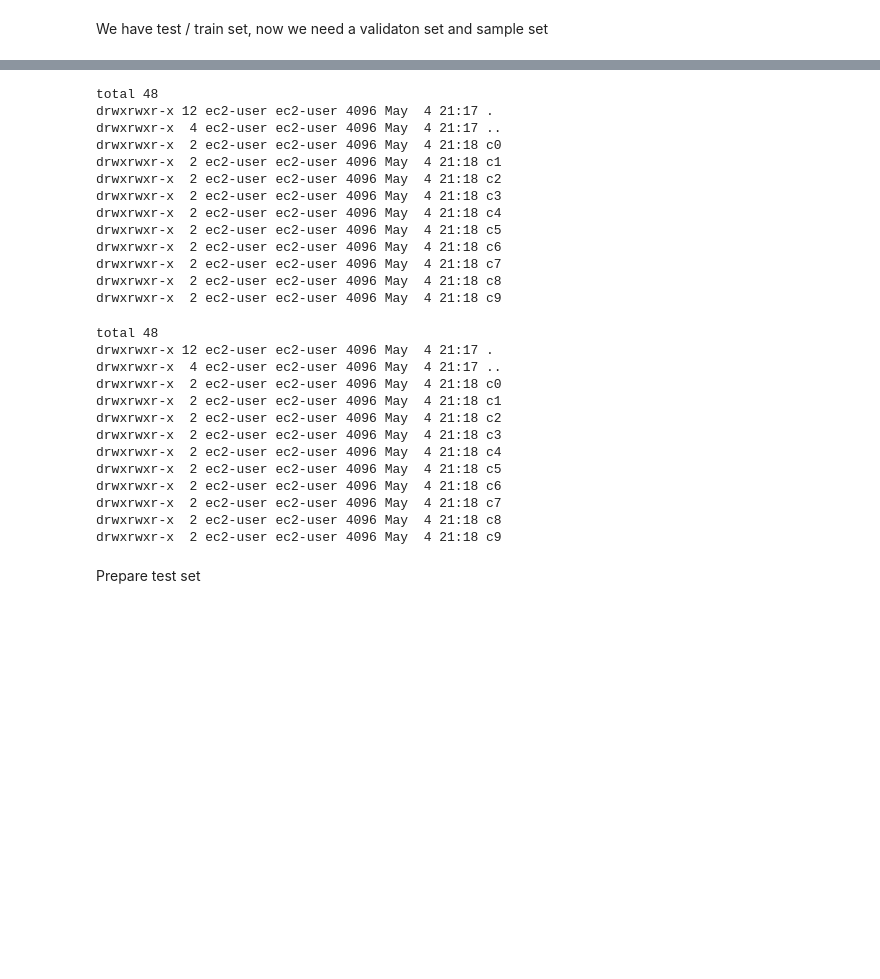
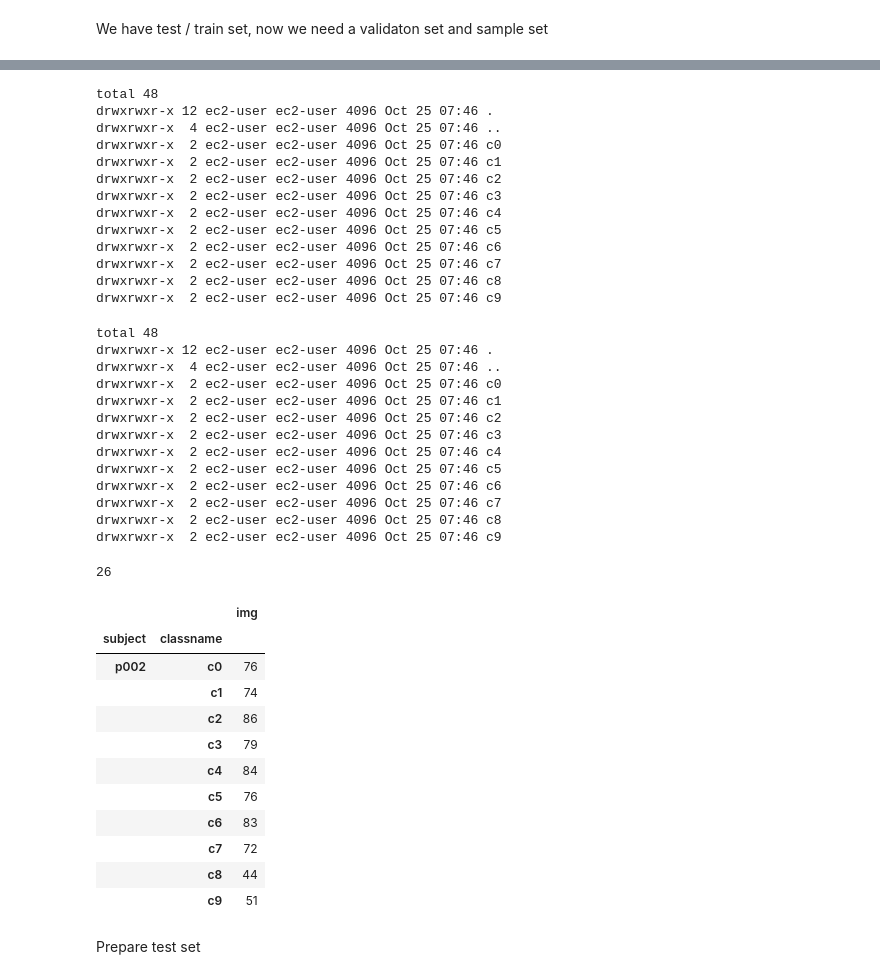
Before and after one commit to borowis/courses, a Jupyter notebook: deeplearning1/nbs/my_statefarm.ipynb, the cells around one changed output, grey strips where cells are left out. Drawn from its saved outputs; the diff is of its cells as text; code cells hidden in the pictures; blank space fills up the shorter version.

```diff
--- a/deeplearning1/nbs/my_statefarm.ipynb
+++ b/deeplearning1/nbs/my_statefarm.ipynb
@@ -8,7 +8,7 @@ s3_results_path = s3_base_path + 'results/'
 
 s3_bucket_name = 'borowis-s3-us-east-1'
 # %%
-data_path = base_path + 's3/'
+data_path = base_path + 'data/'
 train_path = data_path + 'train/'
 test_path = data_path + 'test/'
 valid_path = data_path + 'valid/'
@@ -105,34 +104,57 @@ for c in categories:
 !ls -al $sample_path/train
 # %% [output]
 total 48
-drwxrwxr-x 12 ec2-user ec2-user 4096 May  4 21:17 .
-drwxrwxr-x  4 ec2-user ec2-user 4096 May  4 21:17 ..
-drwxrwxr-x  2 ec2-user ec2-user 4096 May  4 21:18 c0
-drwxrwxr-x  2 ec2-user ec2-user 4096 May  4 21:18 c1
-drwxrwxr-x  2 ec2-user ec2-user 4096 May  4 21:18 c2
-drwxrwxr-x  2 ec2-user ec2-user 4096 May  4 21:18 c3
-drwxrwxr-x  2 ec2-user ec2-user 4096 May  4 21:18 c4
-drwxrwxr-x  2 ec2-user ec2-user 4096 May  4 21:18 c5
-drwxrwxr-x  2 ec2-user ec2-user 4096 May  4 21:18 c6
-drwxrwxr-x  2 ec2-user ec2-user 4096 May  4 21:18 c7
-drwxrwxr-x  2 ec2-user ec2-user 4096 May  4 21:18 c8
-drwxrwxr-x  2 ec2-user ec2-user 4096 May  4 21:18 c9
+drwxrwxr-x 12 ec2-user ec2-user 4096 Oct 25 07:46 .
+drwxrwxr-x  4 ec2-user ec2-user 4096 Oct 25 07:46 ..
+drwxrwxr-x  2 ec2-user ec2-user 4096 Oct 25 07:46 c0
+drwxrwxr-x  2 ec2-user ec2-user 4096 Oct 25 07:46 c1
+drwxrwxr-x  2 ec2-user ec2-user 4096 Oct 25 07:46 c2
+drwxrwxr-x  2 ec2-user ec2-user 4096 Oct 25 07:46 c3
+drwxrwxr-x  2 ec2-user ec2-user 4096 Oct 25 07:46 c4
+drwxrwxr-x  2 ec2-user ec2-user 4096 Oct 25 07:46 c5
+drwxrwxr-x  2 ec2-user ec2-user 4096 Oct 25 07:46 c6
+drwxrwxr-x  2 ec2-user ec2-user 4096 Oct 25 07:46 c7
+drwxrwxr-x  2 ec2-user ec2-user 4096 Oct 25 07:46 c8
+drwxrwxr-x  2 ec2-user ec2-user 4096 Oct 25 07:46 c9
 # %%
 !ls -al $sample_path/valid
 # %% [output]
 total 48
-drwxrwxr-x 12 ec2-user ec2-user 4096 May  4 21:17 .
-drwxrwxr-x  4 ec2-user ec2-user 4096 May  4 21:17 ..
-drwxrwxr-x  2 ec2-user ec2-user 4096 May  4 21:18 c0
-drwxrwxr-x  2 ec2-user ec2-user 4096 May  4 21:18 c1
-drwxrwxr-x  2 ec2-user ec2-user 4096 May  4 21:18 c2
-drwxrwxr-x  2 ec2-user ec2-user 4096 May  4 21:18 c3
-drwxrwxr-x  2 ec2-user ec2-user 4096 May  4 21:18 c4
-drwxrwxr-x  2 ec2-user ec2-user 4096 May  4 21:18 c5
-drwxrwxr-x  2 ec2-user ec2-user 4096 May  4 21:18 c6
-drwxrwxr-x  2 ec2-user ec2-user 4096 May  4 21:18 c7
-drwxrwxr-x  2 ec2-user ec2-user 4096 May  4 21:18 c8
-drwxrwxr-x  2 ec2-user ec2-user 4096 May  4 21:18 c9
+drwxrwxr-x 12 ec2-user ec2-user 4096 Oct 25 07:46 .
+drwxrwxr-x  4 ec2-user ec2-user 4096 Oct 25 07:46 ..
+drwxrwxr-x  2 ec2-user ec2-user 4096 Oct 25 07:46 c0
+drwxrwxr-x  2 ec2-user ec2-user 4096 Oct 25 07:46 c1
+drwxrwxr-x  2 ec2-user ec2-user 4096 Oct 25 07:46 c2
+drwxrwxr-x  2 ec2-user ec2-user 4096 Oct 25 07:46 c3
+drwxrwxr-x  2 ec2-user ec2-user 4096 Oct 25 07:46 c4
+drwxrwxr-x  2 ec2-user ec2-user 4096 Oct 25 07:46 c5
+drwxrwxr-x  2 ec2-user ec2-user 4096 Oct 25 07:46 c6
+drwxrwxr-x  2 ec2-user ec2-user 4096 Oct 25 07:46 c7
+drwxrwxr-x  2 ec2-user ec2-user 4096 Oct 25 07:46 c8
+drwxrwxr-x  2 ec2-user ec2-user 4096 Oct 25 07:46 c9
+# %%
+import pandas as pd
+
+# explore drivers / classes
+drivers_df = pd.read_csv(data_path + '/driver_imgs_list.csv')
+drivers = drivers_df['subject'].unique()
+
+print (len(drivers))
+drivers_df.groupby(['subject', 'classname']).count().head(10)
+# %% [output]
+26
+|  |  | img |
+| subject | classname |  |
+| p002 | c0 | 76 |
+|  | c1 | 74 |
+|  | c2 | 86 |
+|  | c3 | 79 |
+|  | c4 | 84 |
+|  | c5 | 76 |
+|  | c6 | 83 |
+|  | c7 | 72 |
+|  | c8 | 44 |
+|  | c9 | 51 |
 # %%
 import random
 import os
```
Also changed, not shown: parts of 6 cells of this notebook.
